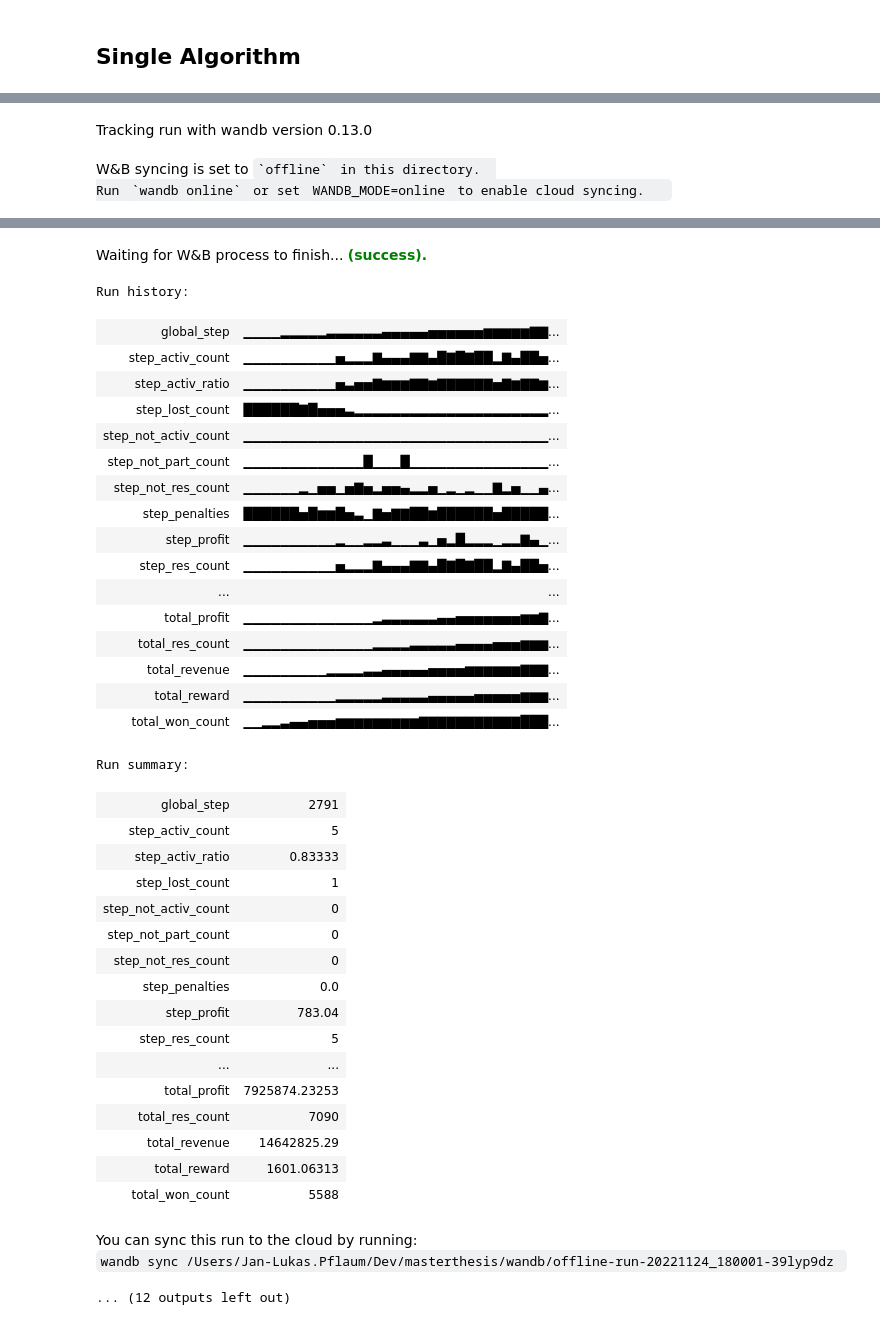
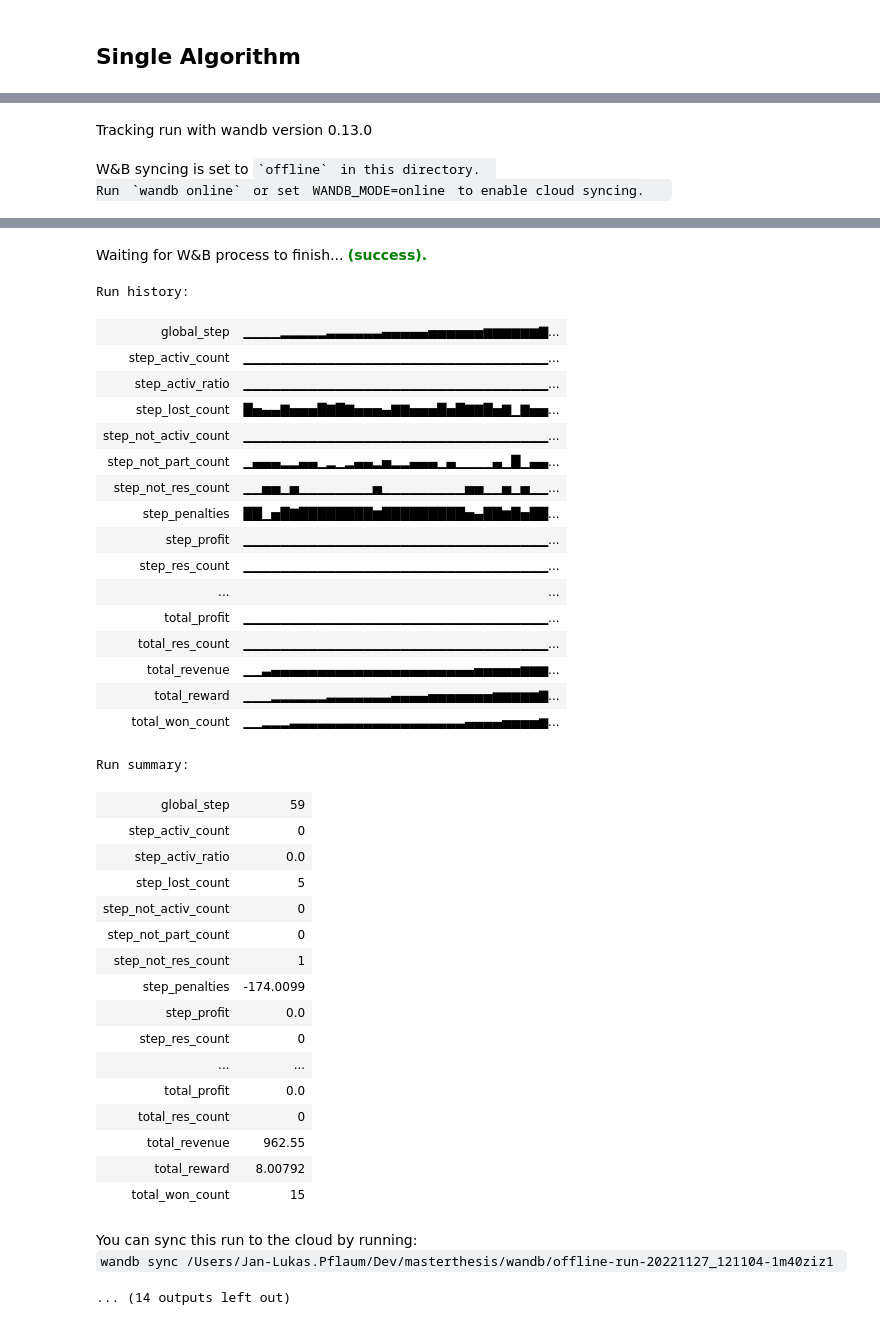
Before and after one commit to jlp237/MA-VPP-RL-bidding, a Jupyter notebook: 02_VPPBiddingEnv.ipynb, the cells around one changed output, grey strips where cells are left out. Cells and saved outputs as stored; diff of their text form; code cells hidden in the pictures.

```diff
--- a/02_VPPBiddingEnv.ipynb
+++ b/02_VPPBiddingEnv.ipynb
@@ -279,7 +245,7 @@ for algo in algo_list:
 # %% [markdown]
 ## Single Algorithm
 # %%
-ALGORITHM = "R_PPO"
+ALGORITHM = "TD3"
 
 try:
     print("now training " + ALGORITHM)
@@ -295,44 +261,44 @@ now training R_PPO
 Tracking run with wandb version 0.13.0
 W&B syncing is set to `offline` in this directory.
 Run `wandb online` or set WANDB_MODE=online to enable cloud syncing.
 [interactive output not drawn]
 [interactive output not drawn]
 [interactive output not drawn]
 Waiting for W&B process to finish... (success).
 Run history:
-| global_step | ▁▁▁▁▂▂▂▂▂▃▃▃▃▃▃▄▄▄▄▄▅▅▅▅▅▅▆▆▆▆▆▇▇... |
-| step_activ_count | ▁▁▁▁▁▁▁▁▁▁▅▂▂▂▇▄▄▄▇▇▄█▇█▇██▂▇▄██▅... |
-| step_activ_ratio | ▁▁▁▁▁▁▁▁▁▁▅▃▅▅▇▆▆▆▇▇▆▇▇▇▇▇▇▅▇▆▇▇▆... |
-| step_lost_count | ██████▇█▅▅▅▃▂▂▂▂▂▂▂▂▂▂▂▂▂▂▂▂▂▂▂▂▂... |
+| global_step | ▁▁▁▁▂▂▂▂▂▃▃▃▃▃▃▄▄▄▄▄▅▅▅▅▅▅▆▆▆▆▆▆▇... |
+| step_activ_count | ▁▁▁▁▁▁▁▁▁▁▁▁▁▁▁▁▁▁▁▁▁▁▁▁▁▁▁▁▁▁▁▁▁... |
+| step_activ_ratio | ▁▁▁▁▁▁▁▁▁▁▁▁▁▁▁▁▁▁▁▁▁▁▁▁▁▁▁▁▁▁▁▁▁... |
+| step_lost_count | █▅▄▄▇▅▅▅█▇█▇▅▅▅▄▇▇▅▅▅█▅█▇▇█▅▇▁▇▅▅... |
 | step_not_activ_count | ▁▁▁▁▁▁▁▁▁▁▁▁▁▁▁▁▁▁▁▁▁▁▁▁▁▁▁▁▁▁▁▁▁... |
-| step_not_part_count | ▁▁▁▁▁▁▁▁▁▁▁▁▁█▁▁▁█▁▁▁▁▁▁▁▁▁▁▁▁▁▁▁... |
-| step_not_res_count | ▁▁▁▁▁▁▂▁▅▅▁▅▇▅▂▅▅▄▂▂▅▁▂▁▂▁▁▇▂▅▁▁▄... |
-| step_penalties | ██████▅█▆▆█▅▃▁▇▅▇▇██▆██████▅█████... |
-| step_profit | ▁▁▁▁▁▁▁▁▁▁▂▁▁▂▂▃▁▁▁▃▁▅▂█▂▂▂▁▂▂▇▄▁... |
-| step_res_count | ▁▁▁▁▁▁▁▁▁▁▅▂▂▂▇▄▄▄▇▇▄█▇█▇██▂▇▄██▅... |
+| step_not_part_count | ▁▄▄▄▂▂▄▄▁▂▁▂▄▄▂▅▂▂▄▄▄▁▄▁▁▁▁▄▁█▁▄▄... |
+| step_not_res_count | ▁▁▅▅▁▅▁▁▁▁▁▁▁▁▅▁▁▁▁▁▁▁▁▁▅▅▁▁▅▁▅▁▁... |
+| step_penalties | ██▁▅█▇████████▆█████████▅▄██▆█▅██... |
+| step_profit | ▁▁▁▁▁▁▁▁▁▁▁▁▁▁▁▁▁▁▁▁▁▁▁▁▁▁▁▁▁▁▁▁▁... |
+| step_res_count | ▁▁▁▁▁▁▁▁▁▁▁▁▁▁▁▁▁▁▁▁▁▁▁▁▁▁▁▁▁▁▁▁▁... |
 | ... | ... |
-| total_profit | ▁▁▁▁▁▁▁▁▁▁▁▁▁▁▂▃▃▃▃▃▃▄▄▅▅▅▅▅▅▅▆▆▇... |
-| total_res_count | ▁▁▁▁▁▁▁▁▁▁▁▁▁▁▂▂▂▂▃▃▃▃▃▄▄▄▄▅▅▅▆▆▆... |
-| total_revenue | ▁▁▁▁▁▁▁▁▁▂▂▂▂▃▃▄▄▄▄▄▅▅▅▅▆▆▆▆▆▆▇▇▇... |
-| total_reward | ▁▁▁▁▁▁▁▁▁▁▂▂▂▂▂▃▃▃▃▃▄▄▄▄▄▅▅▅▅▅▆▆▆... |
-| total_won_count | ▁▁▂▂▃▄▄▅▅▅▆▆▆▆▆▆▆▆▆▇▇▇▇▇▇▇▇▇▇▇███... |
+| total_profit | ▁▁▁▁▁▁▁▁▁▁▁▁▁▁▁▁▁▁▁▁▁▁▁▁▁▁▁▁▁▁▁▁▁... |
+| total_res_count | ▁▁▁▁▁▁▁▁▁▁▁▁▁▁▁▁▁▁▁▁▁▁▁▁▁▁▁▁▁▁▁▁▁... |
+| total_revenue | ▁▁▃▄▄▄▄▄▄▄▄▄▄▄▄▄▄▄▄▄▄▄▄▄▄▅▅▅▅▅▆▆▆... |
+| total_reward | ▁▁▁▂▂▂▂▂▂▃▃▃▃▃▃▃▄▄▄▄▅▅▅▅▅▅▅▆▆▆▆▆▇... |
+| total_won_count | ▁▁▂▂▂▃▃▃▃▃▃▃▃▃▃▃▃▃▃▃▃▃▃▃▄▄▄▄▅▅▅▅▆... |
 Run summary:
-| global_step | 2791 |
-| step_activ_count | 5 |
-| step_activ_ratio | 0.83333 |
-| step_lost_count | 1 |
+| global_step | 59 |
+| step_activ_count | 0 |
+| step_activ_ratio | 0.0 |
+| step_lost_count | 5 |
 | step_not_activ_count | 0 |
 | step_not_part_count | 0 |
-| step_not_res_count | 0 |
-| step_penalties | 0.0 |
-| step_profit | 783.04 |
-| step_res_count | 5 |
+| step_not_res_count | 1 |
+| step_penalties | -174.0099 |
+| step_profit | 0.0 |
+| step_res_count | 0 |
 | ... | ... |
-| total_profit | 7925874.23253 |
-| total_res_count | 7090 |
-| total_revenue | 14642825.29 |
-| total_reward | 1601.06313 |
-| total_won_count | 5588 |
+| total_profit | 0.0 |
+| total_res_count | 0 |
+| total_revenue | 962.55 |
+| total_reward | 8.00792 |
+| total_won_count | 15 |
 You can sync this run to the cloud by running:
-wandb sync /Users/Jan-Lukas.Pflaum/Dev/masterthesis/wandb/offline-run-20221124_180001-39lyp9dz
+wandb sync /Users/Jan-Lukas.Pflaum/Dev/masterthesis/wandb/offline-run-20221127_121104-1m40ziz1
-... (12 outputs left out)
+... (14 outputs left out)
```
Also changed, not shown: parts of 8 cells of this notebook, 37 other files.
